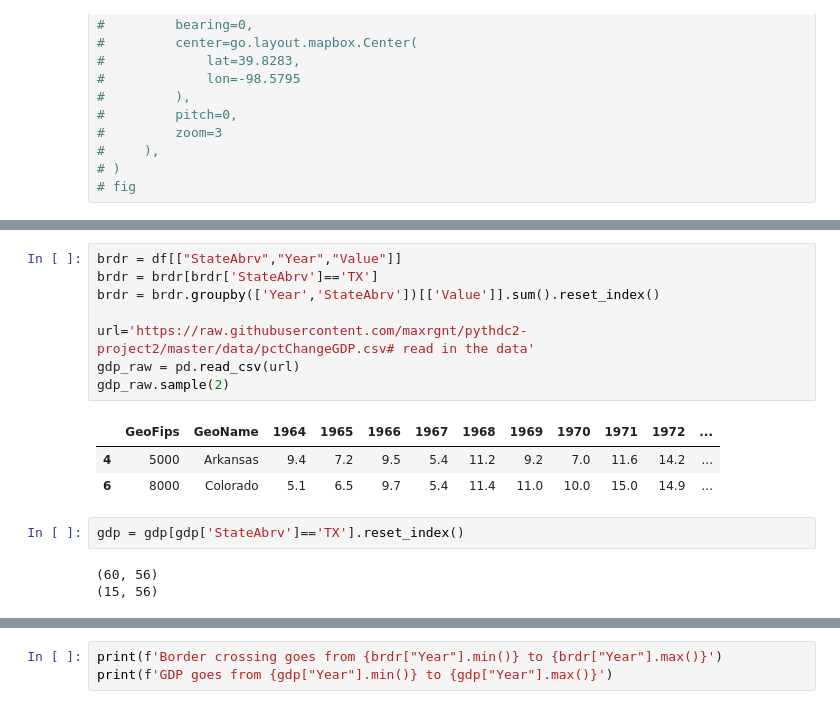
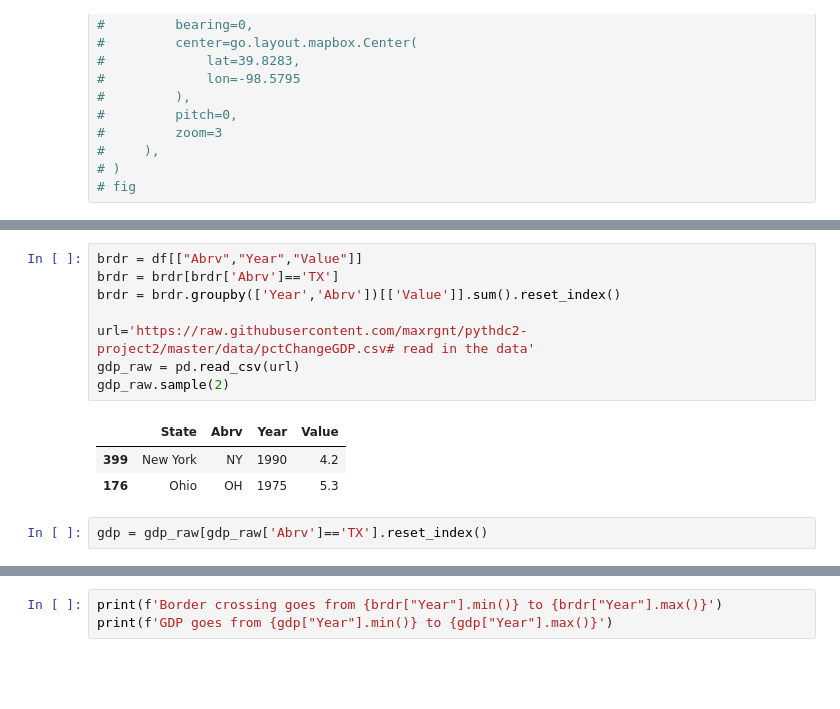
Before and after one commit to maxrgnt/economic-eda-by-state, a Jupyter notebook: EDA.ipynb, the cells around one changed output, grey strips where cells are left out. Cells and saved outputs as stored; diff of their text form; blank space fills up the shorter version.

```diff
--- a/EDA.ipynb
+++ b/EDA.ipynb
@@ -112,22 +104,19 @@ fig.show()
 # %% [output]
 [interactive output not drawn]
 # %%
-brdr = df[["StateAbrv","Year","Value"]]
-brdr = brdr[brdr['StateAbrv']=='TX']
-brdr = brdr.groupby(['Year','StateAbrv'])[['Value']].sum().reset_index()
+brdr = df[["Abrv","Year","Value"]]
+brdr = brdr[brdr['Abrv']=='TX']
+brdr = brdr.groupby(['Year','Abrv'])[['Value']].sum().reset_index()
 
 url='https://raw.githubusercontent.com/maxrgnt/pythdc2-project2/master/data/pctChangeGDP.csv# read in the data'
 gdp_raw = pd.read_csv(url)
 gdp_raw.sample(2)
 # %% [output]
-|  | GeoFips | GeoName | 1964 | 1965 | 1966 | 1967 | 1968 | 1969 | 1970 | 1971 | 1972 | ... |
-| 4 | 5000 | Arkansas | 9.4 | 7.2 | 9.5 | 5.4 | 11.2 | 9.2 | 7.0 | 11.6 | 14.2 | ... |
-| 6 | 8000 | Colorado | 5.1 | 6.5 | 9.7 | 5.4 | 11.4 | 11.0 | 10.0 | 15.0 | 14.9 | ... |
+|  | State | Abrv | Year | Value |
+| 399 | New York | NY | 1990 | 4.2 |
+| 176 | Ohio | OH | 1975 | 5.3 |
 # %%
-gdp = gdp[gdp['StateAbrv']=='TX'].reset_index()
+gdp = gdp_raw[gdp_raw['Abrv']=='TX'].reset_index()
-# %% [output]
-(60, 56)
-(15, 56)
 # %%
 print(f'GDP shape: {gdp.shape}')
 print(f'Border crossing shape: {brdr.shape}')
```
Also changed, not shown: parts of 8 cells of this notebook.
